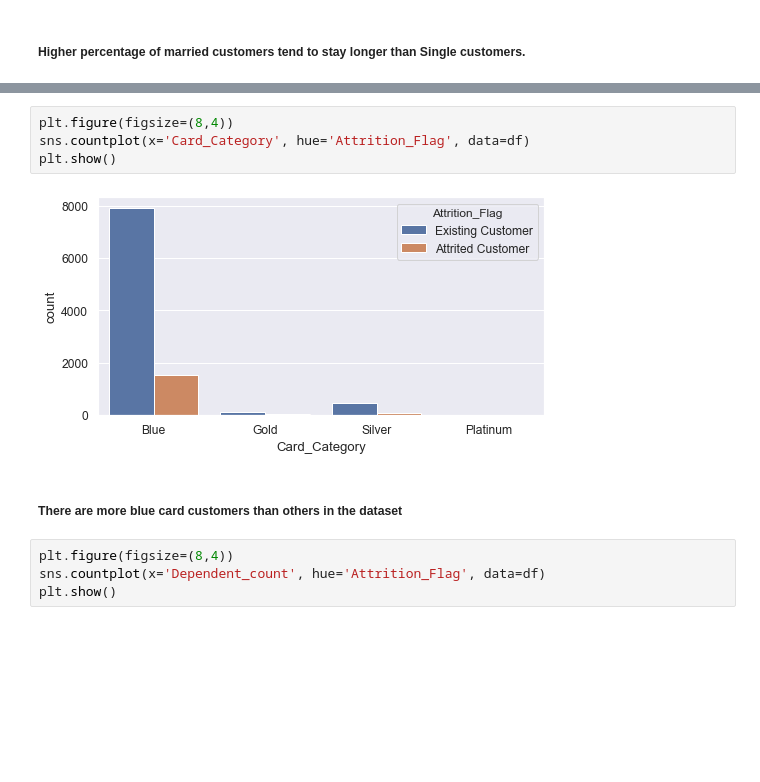
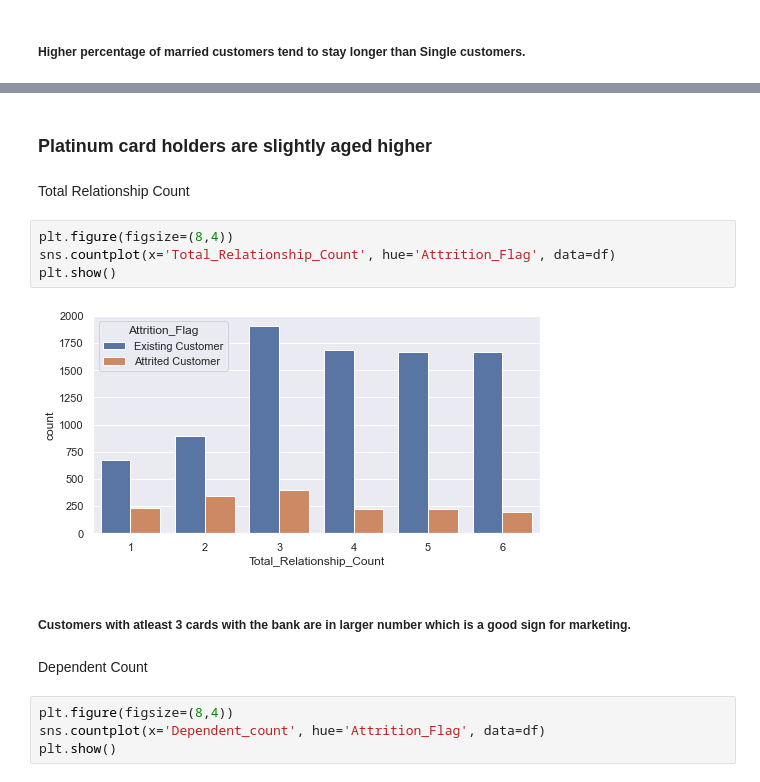
Before and after one commit to padmaparam/Projects, a Jupyter notebook: CustomerChurnPrediction/ExploratoryDataAnalysis.ipynb, the cells around one changed output, grey strips where cells are left out. Saved outputs shown, nothing was run; the diff lists cells and outputs as text; blank space fills up the shorter version.

```diff
--- a/CustomerChurnPrediction/ExploratoryDataAnalysis.ipynb
+++ b/CustomerChurnPrediction/ExploratoryDataAnalysis.ipynb
@@ -196,11 +381,17 @@ pd.crosstab(df['Income_Category'], df['Attrition_Flag'], values = 'CLIENTNUM', a
+# %% [markdown]
+### Platinum card holders are slightly aged higher
+# %% [markdown]
+Total Relationship Count
 # %%
 plt.figure(figsize=(8,4))
-sns.countplot(x='Card_Category', hue='Attrition_Flag', data=df)
+sns.countplot(x='Total_Relationship_Count', hue='Attrition_Flag', data=df)
 plt.show()
 # %% [output]
-[figure, old version]
+[figure, new version]
-# %% [markdown]
-#####  There are more blue card customers than others in the dataset
+# %% [markdown]
+#####  Customers with atleast  3 cards with the bank are in larger number which is a good sign for marketing.
+# %% [markdown]
+Dependent Count
 # %%
 plt.figure(figsize=(8,4))
 sns.countplot(x='Dependent_count', hue='Attrition_Flag', data=df)
```
Also changed, not shown: parts of 66 cells of this notebook, 3 other files.
